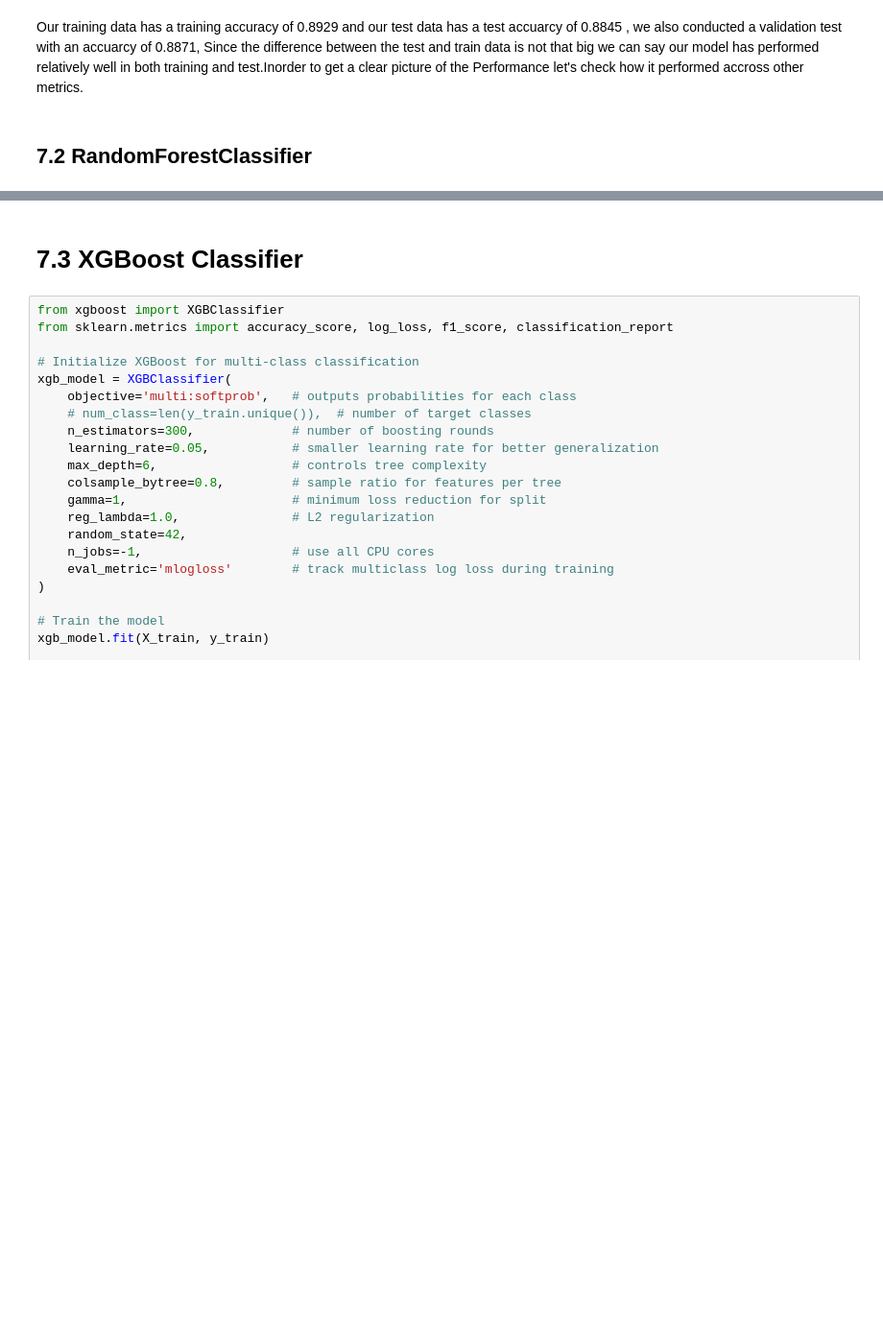
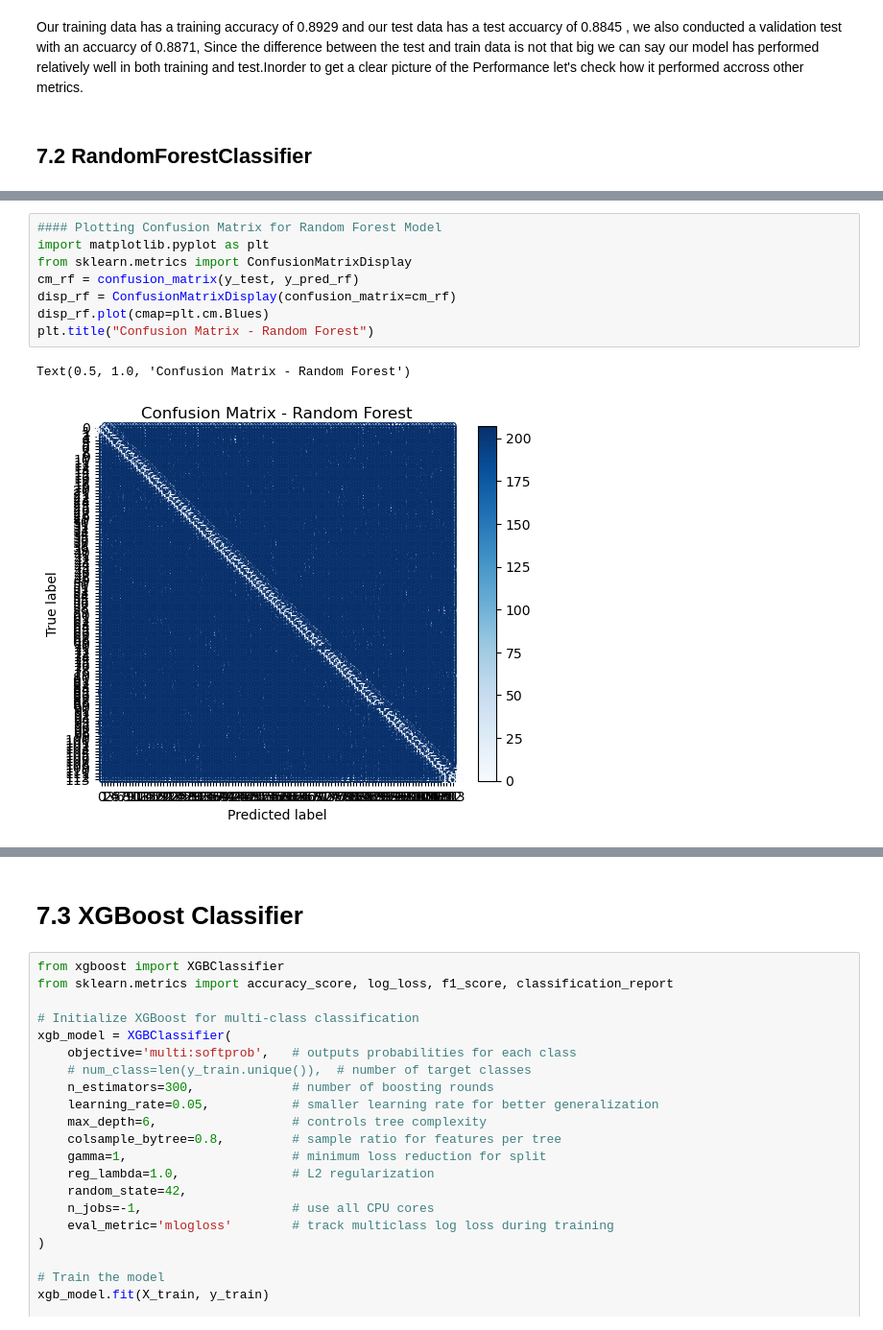
Before and after one commit to Rosette-Matoke/Group7_Capstone_Project, a Jupyter notebook: project (1).ipynb, the cells around one changed output, grey strips where cells are left out. Shown at 96% size. Cells and saved outputs as stored; diff of their text form; blank space fills up the shorter version.

```diff
--- a/project (1).ipynb
+++ b/project (1).ipynb
@@ -821,0 +931,11 @@ print(f"Random Forest Model Validation Accuracy: {accuracy_val_rf:.4f}")
+# %%
+#### Plotting Confusion Matrix for Random Forest Model
+import matplotlib.pyplot as plt
+from sklearn.metrics import ConfusionMatrixDisplay
+cm_rf = confusion_matrix(y_test, y_pred_rf)
+disp_rf = ConfusionMatrixDisplay(confusion_matrix=cm_rf)
+disp_rf.plot(cmap=plt.cm.Blues)
+plt.title("Confusion Matrix - Random Forest")
+# %% [output]
+Text(0.5, 1.0, 'Confusion Matrix - Random Forest')
+[figure, added]
```
Also changed, not shown: parts of 22 cells of this notebook, 2 other files.
